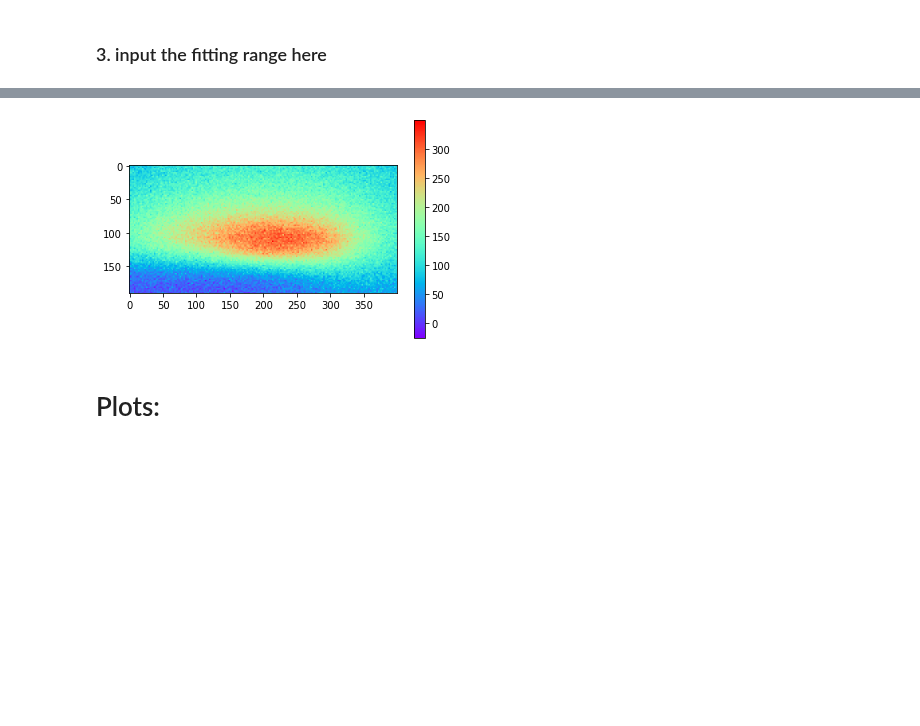
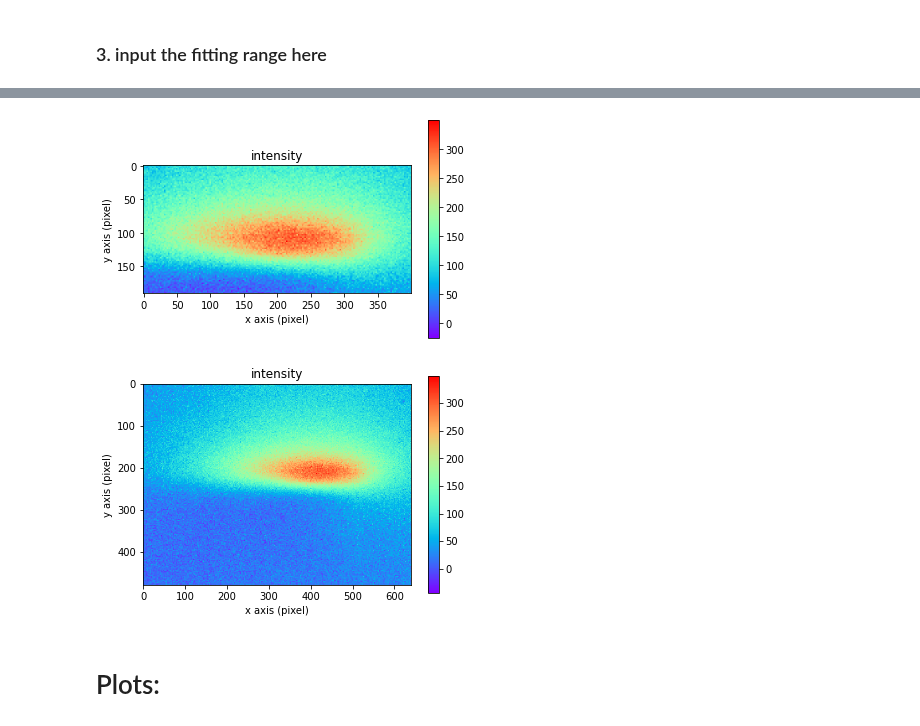
Before and after one commit to JoanneCETsai/Temperature_Calibration, a Jupyter notebook: code/0130_main_copy_change_beamwidthunit.ipynb, the cells around one changed output, grey strips where cells are left out. Drawn from its saved outputs; the diff is of its cells as text; code cells hidden in the pictures; blank space fills up the shorter version.

```diff
--- a/code/0130_main_copy_change_beamwidthunit.ipynb
+++ b/code/0130_main_copy_change_beamwidthunit.ipynb
@@ -127,15 +151,29 @@ plt.imshow(needed)
 # %%
 import matplotlib.pyplot as plt
 import numpy as np
 
 # Replace this with your actual data
 data = needed
 
 plt.imshow(data, cmap='rainbow', interpolation='nearest')
 plt.colorbar()
+plt.title("intensity")
+plt.xlabel("x axis (pixel)")
+plt.ylabel("y axis (pixel)")
 plt.show()
+
+
+# fig 2: intensity without background
+
+plt.imshow(whole-b_whole, cmap='rainbow', interpolation='nearest')
+plt.colorbar()
+plt.title("intensity")
+plt.xlabel("x axis (pixel)")
+plt.ylabel("y axis (pixel)")
+plt.show()
 # %% [output]
-[figure, old version]
+[figure, new version]
+[figure, added]
 # %% [markdown]
 # Plots:
 # %%
```
Also changed, not shown: parts of 18 cells of this notebook, 5 other files.
